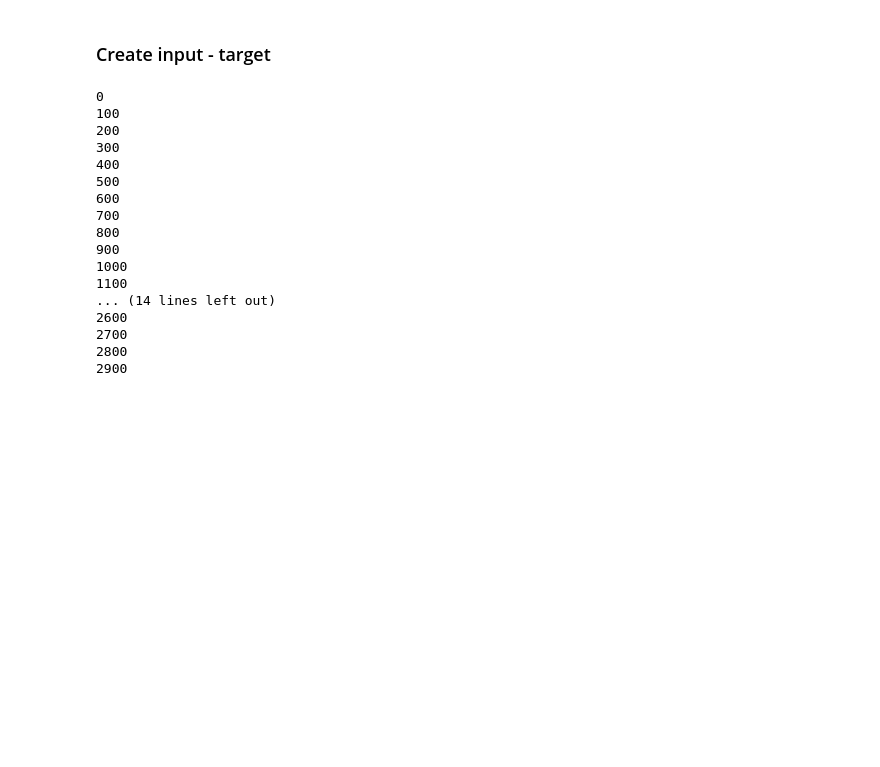
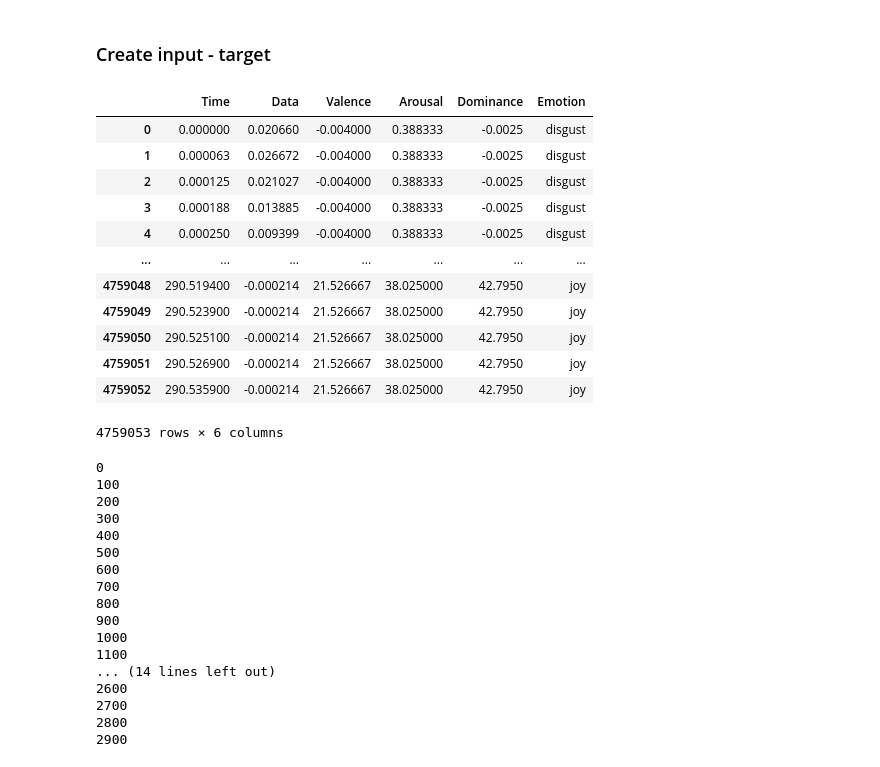
Before and after one commit to beltrewilton/mspconv_ftlab, a Jupyter notebook: notebooks/Modelo - Modelo simple.ipynb, the cells around one changed output. Cells and saved outputs as stored; diff of their text form; code cells hidden in the pictures; blank space fills up the shorter version.

```diff
--- a/notebooks/Modelo - Modelo simple.ipynb
+++ b/notebooks/Modelo - Modelo simple.ipynb
@@ -37,6 +112,22 @@ df_train = pd.merge(time_index, df_input, how = 'left', on = 'Time')
 df_train = pd.merge(df_train, df, how = 'left', on = 'Time')
 
 df_train = df_train.fillna(method='ffill').fillna(method='bfill')
+# %%
+df_train
+# %% [output]
+|  | Time | Data | Valence | Arousal | Dominance | Emotion |
+| 0 | 0.000000 | 0.020660 | -0.004000 | 0.388333 | -0.0025 | disgust |
+| 1 | 0.000063 | 0.026672 | -0.004000 | 0.388333 | -0.0025 | disgust |
+| 2 | 0.000125 | 0.021027 | -0.004000 | 0.388333 | -0.0025 | disgust |
+| 3 | 0.000188 | 0.013885 | -0.004000 | 0.388333 | -0.0025 | disgust |
+| 4 | 0.000250 | 0.009399 | -0.004000 | 0.388333 | -0.0025 | disgust |
+| ... | ... | ... | ... | ... | ... | ... |
+| 4759048 | 290.519400 | -0.000214 | 21.526667 | 38.025000 | 42.7950 | joy |
+| 4759049 | 290.523900 | -0.000214 | 21.526667 | 38.025000 | 42.7950 | joy |
+| 4759050 | 290.525100 | -0.000214 | 21.526667 | 38.025000 | 42.7950 | joy |
+| 4759051 | 290.526900 | -0.000214 | 21.526667 | 38.025000 | 42.7950 | joy |
+| 4759052 | 290.535900 | -0.000214 | 21.526667 | 38.025000 | 42.7950 | joy |
+4759053 rows × 6 columns
 # %%
 frame_duration = 0.1
 
```
Also changed, not shown: parts of 8 cells of this notebook, 1 other file.
